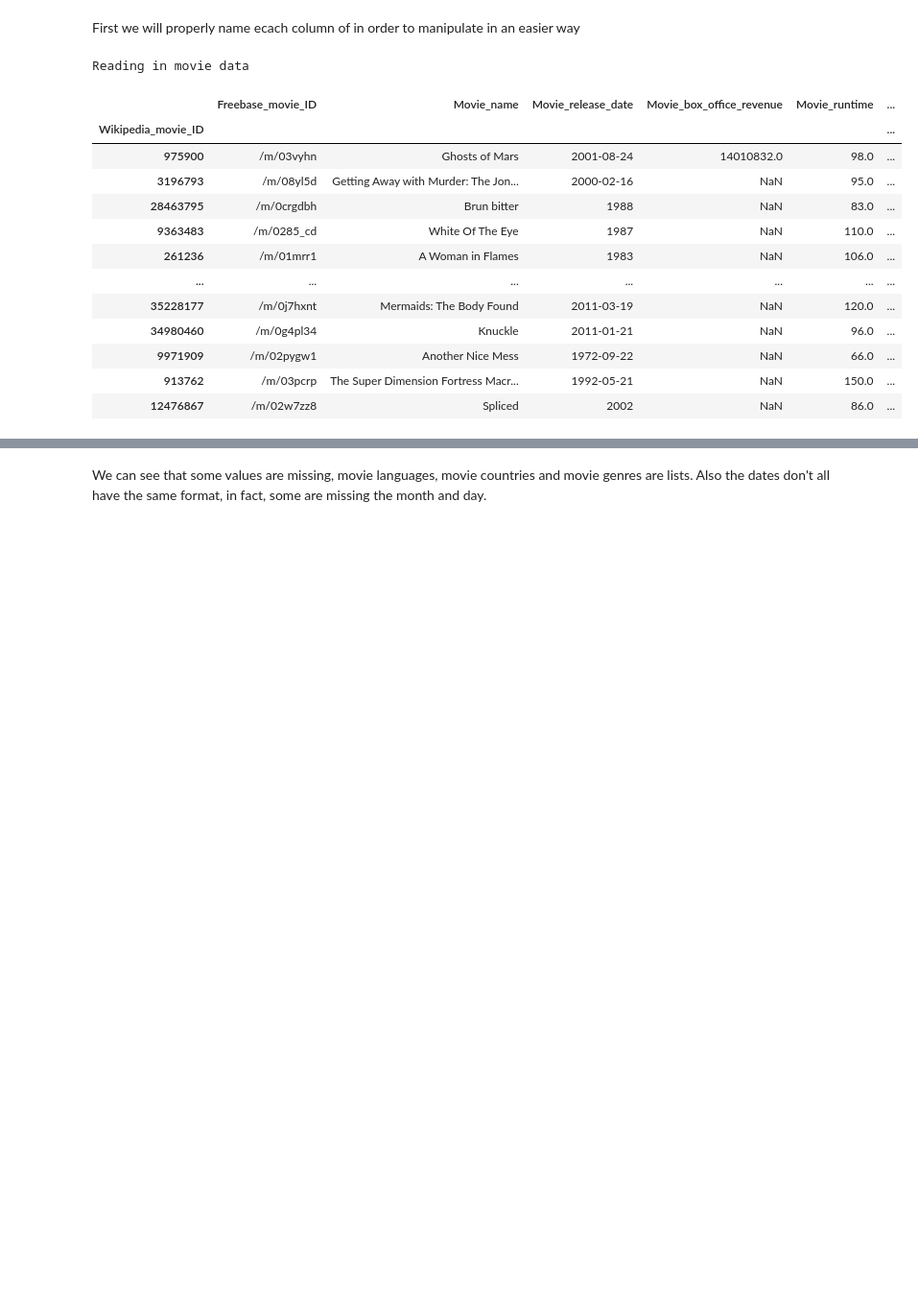
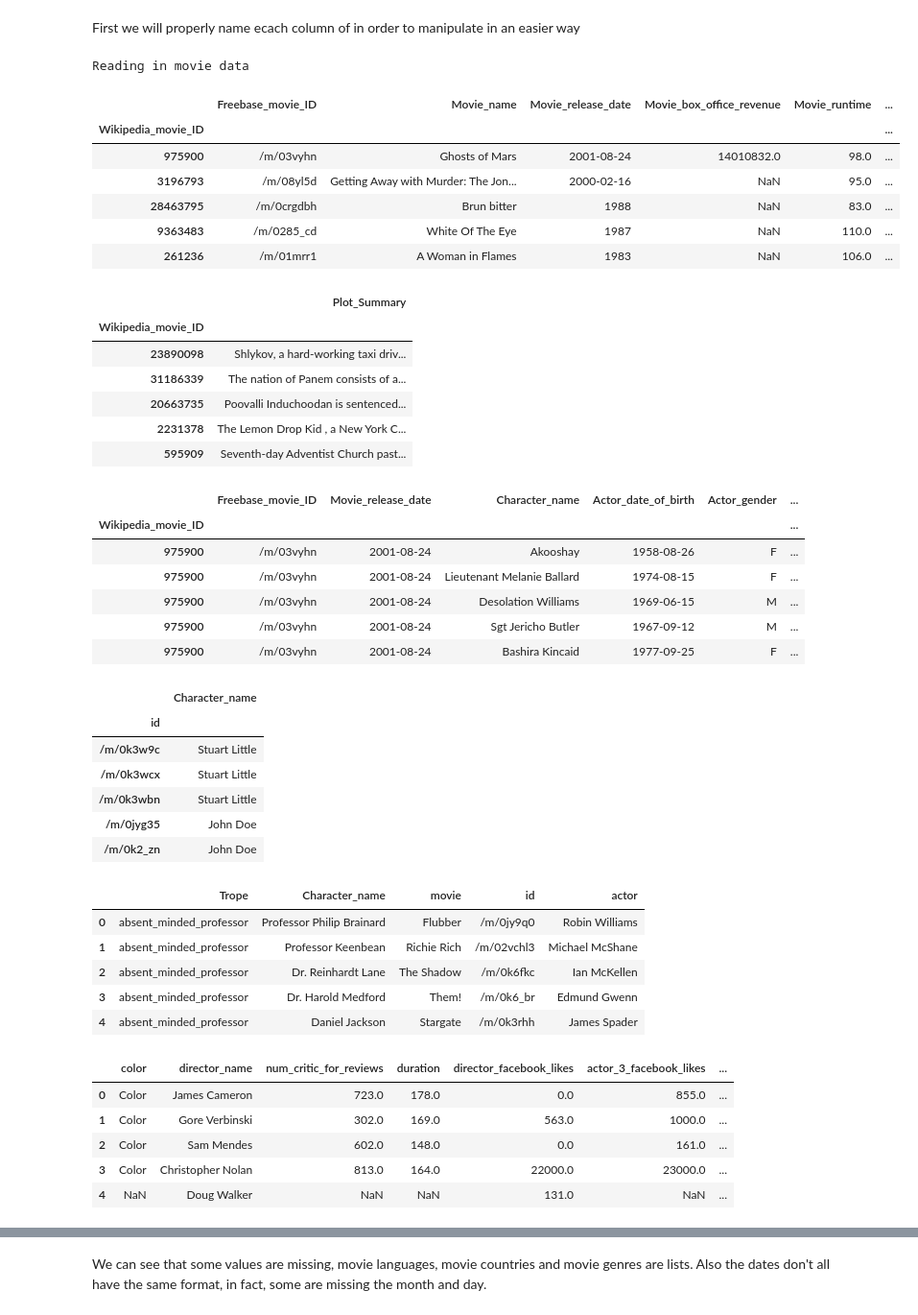
Before and after one commit to epfl-ada/ada-2022-project-cyga, a Jupyter notebook: preprocessing.ipynb, the cells around one changed output, grey strips where cells are left out. Shown: that part at 96% size. Cells and saved outputs as stored; diff of their text form; code cells hidden in the pictures; blank space fills up the shorter version.

```diff
--- a/preprocessing.ipynb
+++ b/preprocessing.ipynb
@@ -77,17 +132,20 @@ PATH_MOVIE_APPRECIATION = PATH_DATA+'movie_appreciation_metadata.csv'
 # %%
 def dict_to_cols(row):
     '''
-    allows to transform the dictionnary into  a dataframe with multiple columns
+    Allows to transform the dictionnary into a dataframe with multiple columns.
+    :param row : row to transform
+    :return :
     '''
     d = js.loads(row[1])
     return row[0], *list(d.values())
 
-def dict_to_lst(str):
+def dict_to_lst(stri):
     '''
-    allows to transform a dictionnary into a list of features
+    Allows to transform a dictionnary into a list of features.
+    :param stri :
+    :return : list of features
     '''
-
-    dict = ast.literal_eval(str)
+    dict = ast.literal_eval(stri)
     lst  = list(dict.values())
     return lst
 # %% [markdown]
@@ -113,38 +171,70 @@ new_cols_apprec=['movie_title','director name','duration','country','actor_1_nam
 #Read in movie metadata, plot summaries, and character metadata.
 movie_metadata = pd.read_csv(PATH_MOVIE_METADATA,sep='\t',header=None,names=movie_headers,index_col=0)
 plot_summaries = pd.read_csv(PATH_PLOT_SUMMARY,sep='\t',index_col=0,names=plot_headers)
 character_metadata = pd.read_csv(PATH_CHARACTER_METADATA,sep='\t',header=None,names=character_headers,index_col='Wikipedia_movie_ID')
 name_clusters=pd.read_csv(PATH_NAME_CLUSTERS,sep='\t',header=None,names=name_clusters_headers,index_col='id')
 tv_tropes_clusters = pd.read_csv(PATH_TV_TROPES_CLUSTERS,sep='\t',header=None).apply(dict_to_cols, axis=1, result_type='expand')
 #reading additionnal datasets
 movie_appreciation_metadata = pd.read_csv(PATH_MOVIE_APPRECIATION,header=0)
 movie_oscar_winners=pd.read_csv(PATH_MOVIE_OSCAR_WINNERS,header=0)
 
 tv_tropes_clusters.columns = tv_tropes_cluster_headers
 tv_tropes_clusters.set_index('id')
 movie_metadata['Movie_languages']=movie_metadata['Movie_languages'].apply(lambda x: dict_to_lst(x))
 movie_metadata['Movie_countries']=movie_metadata['Movie_countries'].apply(lambda x: dict_to_lst(x))
 movie_metadata['Movie_genres']=movie_metadata['Movie_genres'].apply(lambda x: dict_to_lst(x))
 #cleaning for the additionnal dataset
 movie_appreciation_metadata.drop(['color','movie_imdb_link'], axis=1)
 movie_apprciation_metadata=movie_appreciation_metadata.reindex(columns=new_cols_apprec)
 movie_oscar_winners=movie_oscar_winners.replace('1927/1928','1928').replace('1928/1929','1929').replace(
     '1929/1930','1930').replace('1930/1931','1931').replace('1931/1932','1932').replace('1932/1933','1933')
 
-
-movie_metadata
+display(movie_metadata.head())
+display(plot_summaries.head())
+display(character_metadata.head())
+display(name_clusters.head())
+display(tv_tropes_clusters.head())
+display(movie_appreciation_metadata.head())
+display(movie_oscar_winners.head())
 # %% [output]
 Reading in movie data
 |  | Freebase_movie_ID | Movie_name | Movie_release_date | Movie_box_office_revenue | Movie_runtime | ... |
 | Wikipedia_movie_ID |  |  |  |  |  | ... |
 | 975900 | /m/03vyhn | Ghosts of Mars | 2001-08-24 | 14010832.0 | 98.0 | ... |
 | 3196793 | /m/08yl5d | Getting Away with Murder: The Jon... | 2000-02-16 | NaN | 95.0 | ... |
 | 28463795 | /m/0crgdbh | Brun bitter | 1988 | NaN | 83.0 | ... |
 | 9363483 | /m/0285_cd | White Of The Eye | 1987 | NaN | 110.0 | ... |
 | 261236 | /m/01mrr1 | A Woman in Flames | 1983 | NaN | 106.0 | ... |
-| ... | ... | ... | ... | ... | ... | ... |
-| 35228177 | /m/0j7hxnt | Mermaids: The Body Found | 2011-03-19 | NaN | 120.0 | ... |
-| 34980460 | /m/0g4pl34 | Knuckle | 2011-01-21 | NaN | 96.0 | ... |
-| 9971909 | /m/02pygw1 | Another Nice Mess | 1972-09-22 | NaN | 66.0 | ... |
-| 913762 | /m/03pcrp | The Super Dimension Fortress Macr... | 1992-05-21 | NaN | 150.0 | ... |
-| 12476867 | /m/02w7zz8 | Spliced | 2002 | NaN | 86.0 | ... |
+|  | Plot_Summary |
+| Wikipedia_movie_ID |  |
+| 23890098 | Shlykov, a hard-working taxi driv... |
+| 31186339 | The nation of Panem consists of a... |
+| 20663735 | Poovalli Induchoodan is sentenced... |
+| 2231378 | The Lemon Drop Kid , a New York C... |
+| 595909 | Seventh-day Adventist Church past... |
+|  | Freebase_movie_ID | Movie_release_date | Character_name | Actor_date_of_birth | Actor_gender | ... |
+| Wikipedia_movie_ID |  |  |  |  |  | ... |
+| 975900 | /m/03vyhn | 2001-08-24 | Akooshay | 1958-08-26 | F | ... |
+| 975900 | /m/03vyhn | 2001-08-24 | Lieutenant Melanie Ballard | 1974-08-15 | F | ... |
+| 975900 | /m/03vyhn | 2001-08-24 | Desolation Williams | 1969-06-15 | M | ... |
+| 975900 | /m/03vyhn | 2001-08-24 | Sgt Jericho Butler | 1967-09-12 | M | ... |
+| 975900 | /m/03vyhn | 2001-08-24 | Bashira Kincaid | 1977-09-25 | F | ... |
+|  | Character_name |
+| id |  |
+| /m/0k3w9c | Stuart Little |
+| /m/0k3wcx | Stuart Little |
+| /m/0k3wbn | Stuart Little |
+| /m/0jyg35 | John Doe |
+| /m/0k2_zn | John Doe |
+|  | Trope | Character_name | movie | id | actor |
+| 0 | absent_minded_professor | Professor Philip Brainard | Flubber | /m/0jy9q0 | Robin Williams |
+| 1 | absent_minded_professor | Professor Keenbean | Richie Rich | /m/02vchl3 | Michael McShane |
+| 2 | absent_minded_professor | Dr. Reinhardt Lane | The Shadow | /m/0k6fkc | Ian McKellen |
+| 3 | absent_minded_professor | Dr. Harold Medford | Them! | /m/0k6_br | Edmund Gwenn |
+| 4 | absent_minded_professor | Daniel Jackson | Stargate | /m/0k3rhh | James Spader |
+|  | color | director_name | num_critic_for_reviews | duration | director_facebook_likes | actor_3_facebook_likes | ... |
+| 0 | Color | James Cameron | 723.0 | 178.0 | 0.0 | 855.0 | ... |
+| 1 | Color | Gore Verbinski | 302.0 | 169.0 | 563.0 | 1000.0 | ... |
+| 2 | Color | Sam Mendes | 602.0 | 148.0 | 0.0 | 161.0 | ... |
+| 3 | Color | Christopher Nolan | 813.0 | 164.0 | 22000.0 | 23000.0 | ... |
+| 4 | NaN | Doug Walker | NaN | NaN | 131.0 | NaN | ... |
```
Also changed, not shown: parts of 84 cells of this notebook.
